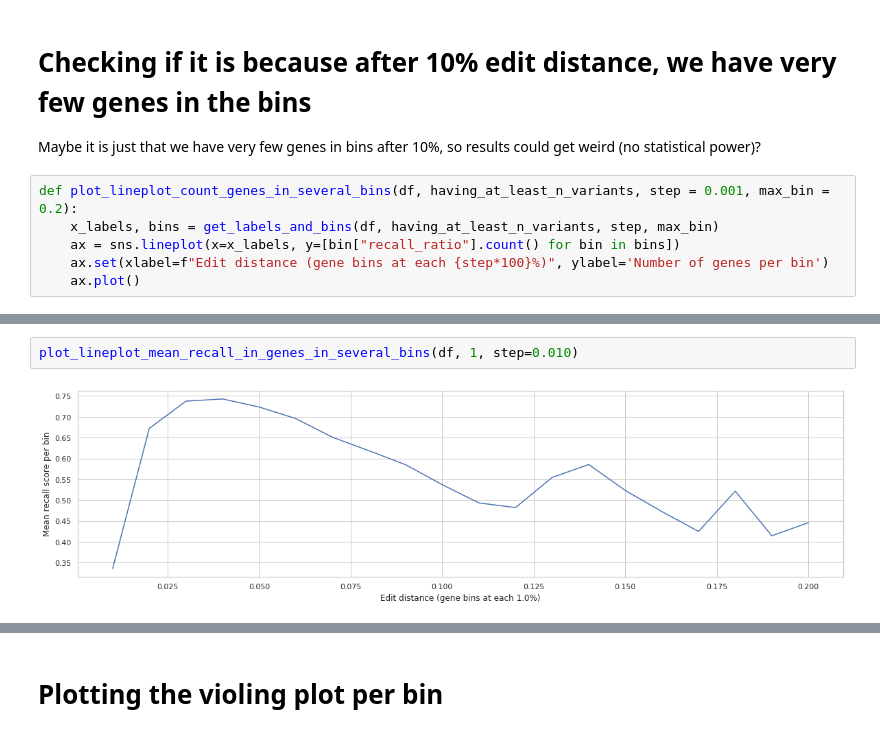
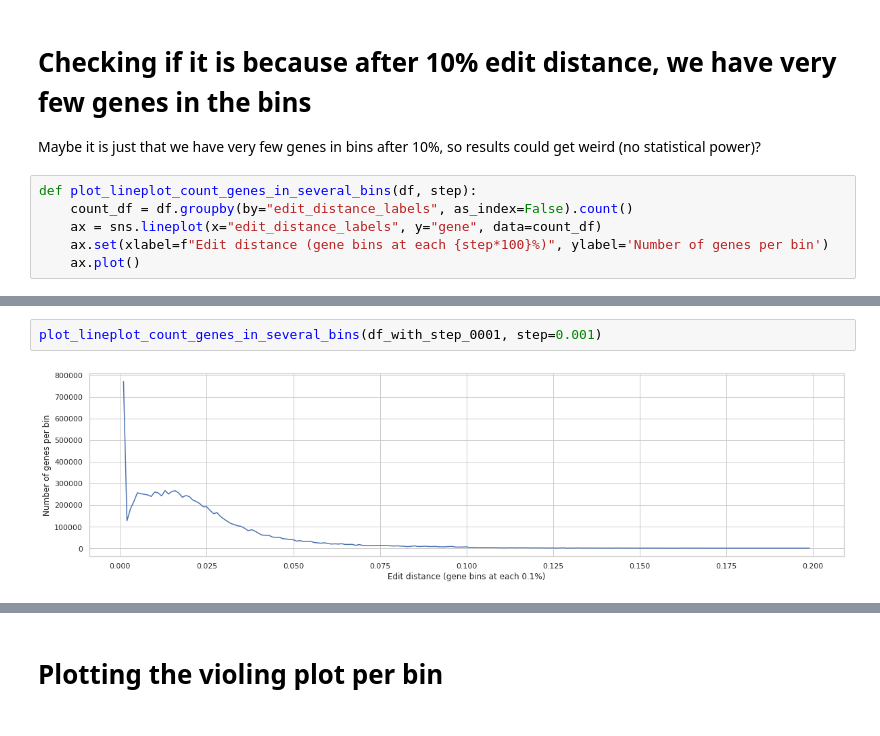
Before and after one commit to leoisl/pandora_gene_distance, a Jupyter notebook: notebooks/eda.ipynb, the cells around one changed output, grey strips where cells are left out. Cells and saved outputs as stored; diff of their text form.

```diff
--- a/notebooks/eda.ipynb
+++ b/notebooks/eda.ipynb
@@ -101,8 +106,8 @@ One thing to note is that each data point is the average of gene recall score, s
 
 Maybe it is just that we have very few genes in bins after 10%, so results could get weird (no statistical power)?
 # %%
-def plot_lineplot_count_genes_in_several_bins(df, having_at_least_n_variants, step = 0.001, max_bin = 0.2):
-    x_labels, bins = get_labels_and_bins(df, having_at_least_n_variants, step, max_bin)
-    ax = sns.lineplot(x=x_labels, y=[bin["recall_ratio"].count() for bin in bins])
+def plot_lineplot_count_genes_in_several_bins(df, step):
+    count_df = df.groupby(by="edit_distance_labels", as_index=False).count()
+    ax = sns.lineplot(x="edit_distance_labels", y="gene", data=count_df)
     ax.set(xlabel=f"Edit distance (gene bins at each {step*100}%)", ylabel='Number of genes per bin')
     ax.plot()
@@ -121,4 +114,4 @@ plot_lineplot_mean_recall_in_genes_in_several_bins(df, 1, step=0.005)
-# %%
-plot_lineplot_mean_recall_in_genes_in_several_bins(df, 1, step=0.010)
-# %% [output]
-[figure, removed]
+# %%
+plot_lineplot_count_genes_in_several_bins(df_with_step_0001, step=0.001)
+# %% [output]
+[figure, added]
```
Also changed, not shown: parts of 24 cells of this notebook.
